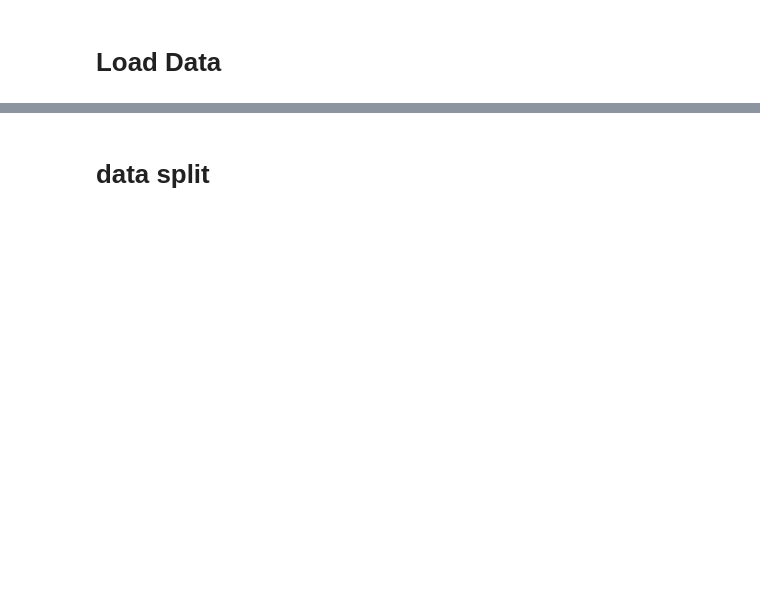
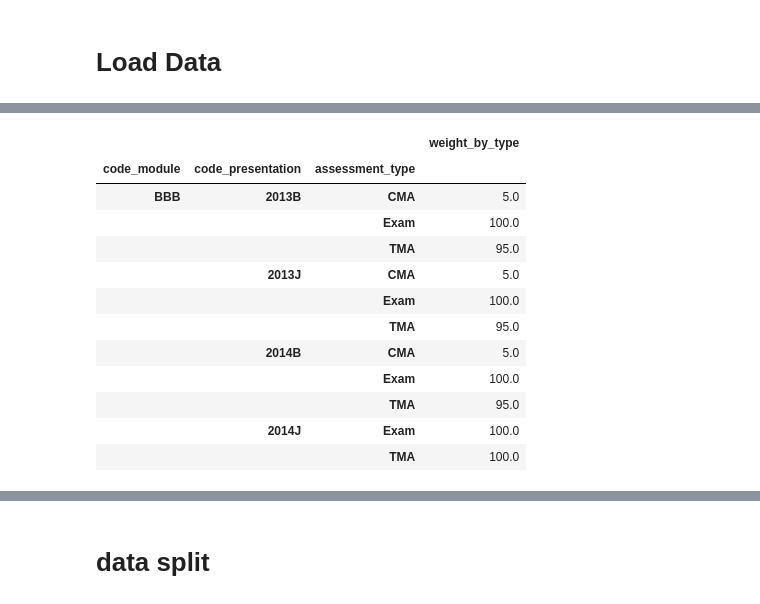
Before and after one commit to unofficial-Jona/Unimaas_researchproject_XAI, a Jupyter notebook: XAI_project.ipynb, the cells around one changed output, grey strips where cells are left out. Cells and saved outputs as stored; diff of their text form; code cells hidden in the pictures; blank space fills up the shorter version.

```diff
--- a/XAI_project.ipynb
+++ b/XAI_project.ipynb
@@ -25,0 +100,18 @@ df
+# %%
+ass[ass['code_module'] == 'BBB']\
+.groupby(['code_module','code_presentation', 'assessment_type'])\
+.agg(weight_by_type = ('weight',sum))
+# %% [output]
+|  |  |  | weight_by_type |
+| code_module | code_presentation | assessment_type |  |
+| BBB | 2013B | CMA | 5.0 |
+|  |  | Exam | 100.0 |
+|  |  | TMA | 95.0 |
+|  | 2013J | CMA | 5.0 |
+|  |  | Exam | 100.0 |
+|  |  | TMA | 95.0 |
+|  | 2014B | CMA | 5.0 |
+|  |  | Exam | 100.0 |
+|  |  | TMA | 95.0 |
+|  | 2014J | Exam | 100.0 |
+|  |  | TMA | 100.0 |
```
Also changed, not shown: parts of 61 cells of this notebook.
